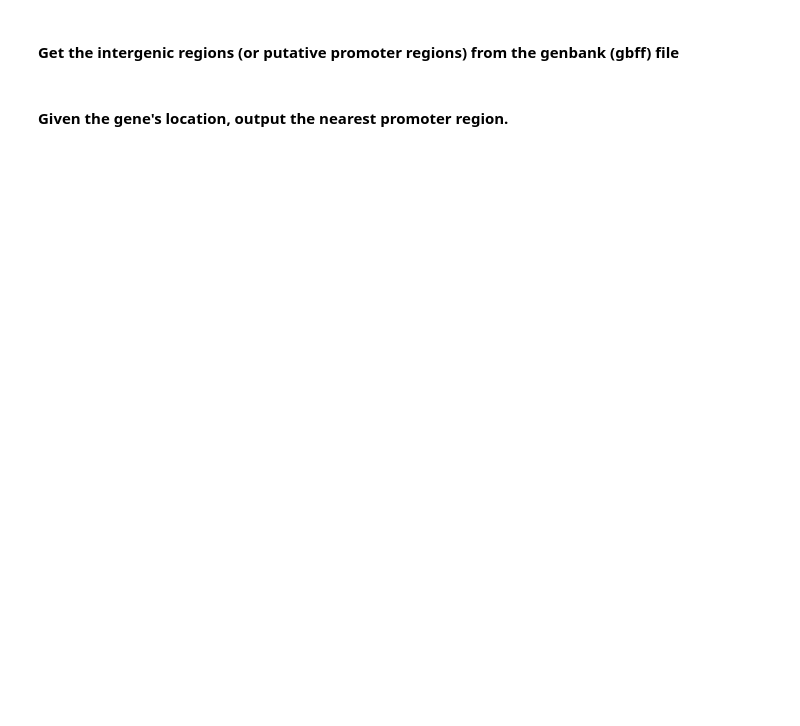
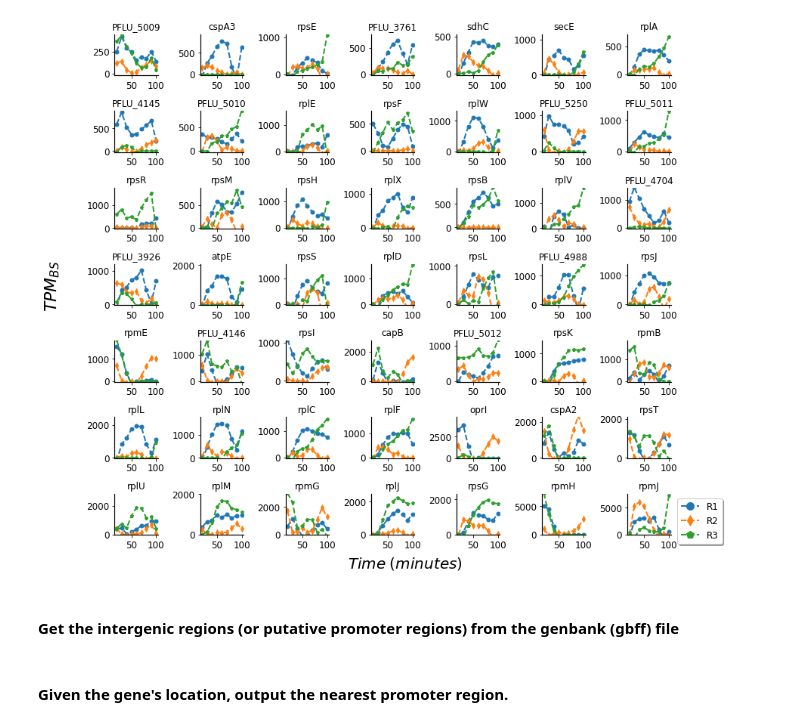
Before and after one commit to AqibHasnain/optimal_sensors, a Jupyter notebook: postprocessing.ipynb, the cells around one changed output. Drawn from its saved outputs; the diff is of its cells as text; code cells hidden in the pictures; blank space fills up the shorter version.

```diff
--- a/postprocessing.ipynb
+++ b/postprocessing.ipynb
@@ -89,21 +93,27 @@ data1 = Datatable(pickle.load(open(results_dir+'dump012_filterAfterBS_DTW_IC0_m8
 # %%
-def plot_gene_traces(data,genes,tags,reps=[0,1,2],savedir='figures/',savefig=False,showfig=False):
-    '''data is of shape n x m x r where n is #genes, m is #tps, r is # replicates.
-        Make sure n is a multiple of 10. genes is a list with the gene names and tags is a list of locus_tags '''
-    tspan = np.linspace(20,100,data.shape[1])
-    nreps = len(reps)
-    data = data[:,:,reps]
-    ncols = 10
-    nrows = int(data.shape[0]/ncols)
-    fig, axs = plt.subplots(nrows, ncols, figsize=(22,17));
+def plot_gene_traces(data,k,start='0',pltdim=(10,10),savedir='figures/',savefig=False,showfig=False):
+    '''data is a Datatable object. k is the number of genes to plot and
+    pltdim should be (sqrt(k),sqrt(k))'''
+
+    if start=='-1':
+        X = data.X[data.sorted_inds[-k:]]
+        genes = data.sorted_genes[-k:]
+        tags = data.sorted_locus_tags[-k:]
+    else:
+        X = data.X[data.sorted_inds[0:k]]
+        genes = data.sorted_genes[0:k]
+        tags = data.sorted_locus_tags[0:k]
+    nreps = len(data.reps)
+    tspan = np.linspace(20,100,X.shape[1])
+    fig, axs = plt.subplots(pltdim[0], pltdim[1], figsize=(12,10));
     mt =  ['o--','d--','p--']
     repname = ['R1','R2','R3']
     colors = ['tab:blue','tab:orange','tab:green']
     count = 0
     for ax in axs.reshape(-1):
-        ymin,ymax = np.min(data[count])-25,np.max(data[count])+25
+        ymin,ymax = np.min(X[count])-25,np.max(X[count])+25
         for rr in range(0,nreps):
-            ax.plot(tspan,data[count,:,rr],mt[rr],lw=2,ms=5,color=colors[rr],label=repname[rr]);
+            ax.plot(tspan,savgol(X[count,:,rr],5,3),mt[rr],lw=2,ms=5,color=colors[rr],label=repname[rr]);
             # add gene names or locus tags to subplot title
             if genes[count] == 'N/A':
                 ax.set_title(tags[count],fontsize=12)
@@ -122,8 +132,8 @@ def plot_gene_traces(data,genes,tags,reps=[0,1,2],savedir='figures/',savefig=Fal
     axs[-1,-1].legend(repname,bbox_to_anchor=(1.05, 1),loc='upper left',markerscale=2,fontsize=12,shadow=True)
 
     # Set common labels
-    fig.text(0.5, -0.01, r'$Time \; (minutes)$', ha='center', va='center',fontsize=25)
-    fig.text(-0.04, 0.5, r'$TPM_{BS}$', ha='center', va='center', rotation='vertical',fontsize=25)
+    fig.text(0.5, -0.01, r'$Time \; (minutes)$', ha='center', va='center',fontsize=20)
+    fig.text(-0.04, 0.5, r'$TPM_{BS}$', ha='center', va='center', rotation='vertical',fontsize=22)
 
     plt.tight_layout();
     if savefig:
@@ -151,5 +174,6 @@ ax[1].set_xlabel(r'$gene$',fontsize=16);
 # %%
-k = 100
-save_dir = 'figures/data0.pdf'
-plot_gene_traces(data0.X[data0.sorted_inds[-k:]],data0.sorted_genes[-k:],data0.sorted_locus_tags[-k:],\
-                    reps=data0.reps,savedir=save_dir,savefig=False,showfig=True)
+k = 49
+save_dir = 'figures/data3_top50.pdf'
+plot_gene_traces(data3,k,pltdim=(7,7),start='-1',savedir=save_dir,savefig=False,showfig=True)
+# %% [output]
+[figure, added]
```
Also changed, not shown: parts of 17 cells of this notebook, 8 other files.
